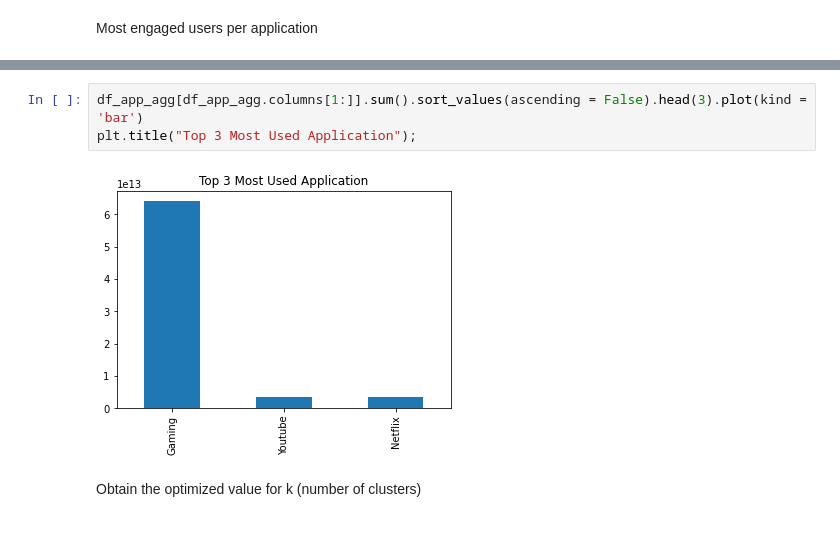
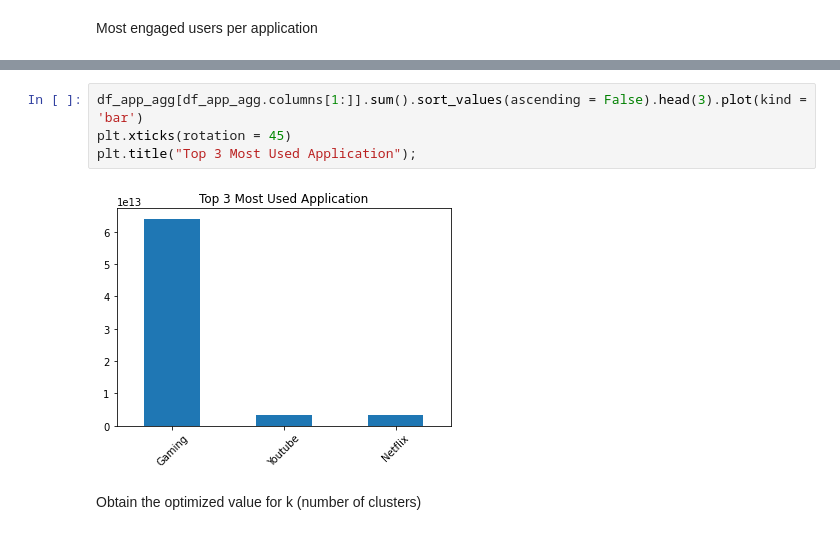
Before and after one commit to haddyadnan/telecommunication-analytics, a Jupyter notebook: telecoms.ipynb, the cells around one changed output, grey strips where cells are left out. Cells and saved outputs as stored; diff of their text form.

```diff
--- a/telecoms.ipynb
+++ b/telecoms.ipynb
@@ -473,9 +539,10 @@ column: Social
 86455   3.369879e+10  5.753743e+09
 # %%
 df_app_agg[df_app_agg.columns[1:]].sum().sort_values(ascending = False).head(3).plot(kind = 'bar')
+plt.xticks(rotation = 45)
 plt.title("Top 3 Most Used Application");
 # %% [output]
-[figure, old version]
+[figure, new version]
 # %% [markdown]
 Obtain the optimized value for k (number of clusters)
 # %%
```
Also changed, not shown: parts of 19 cells of this notebook.
